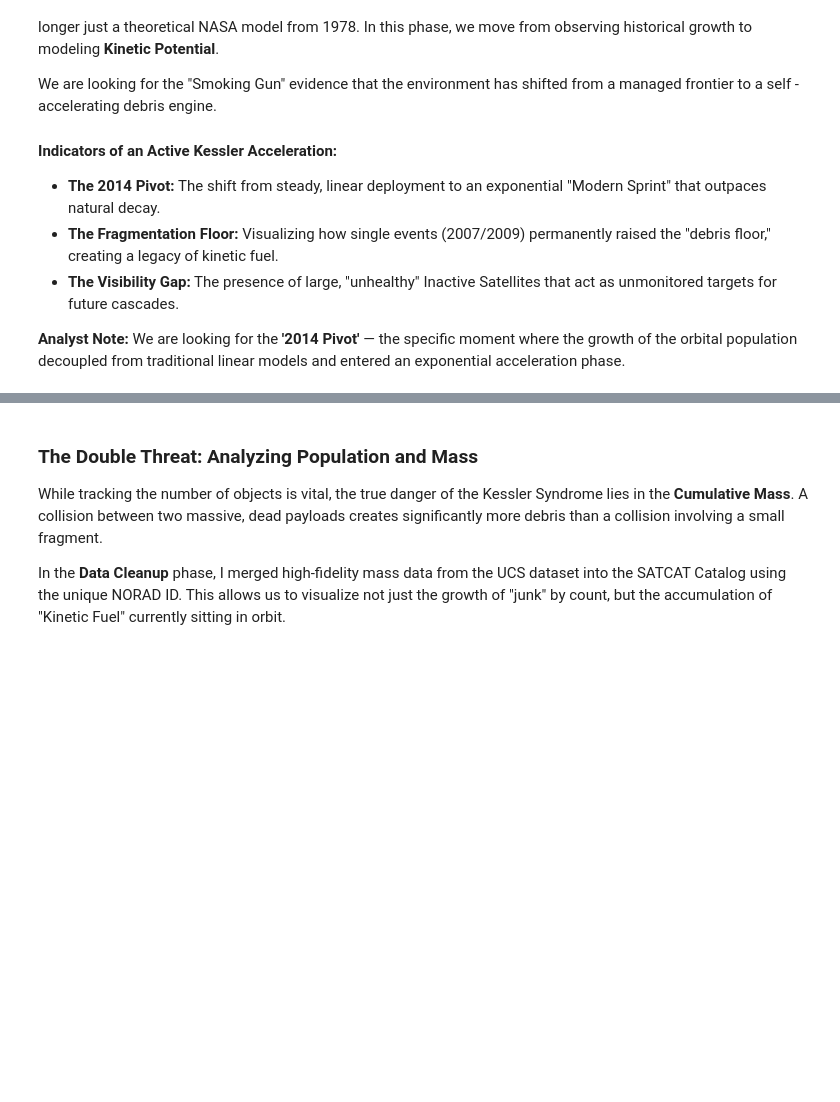
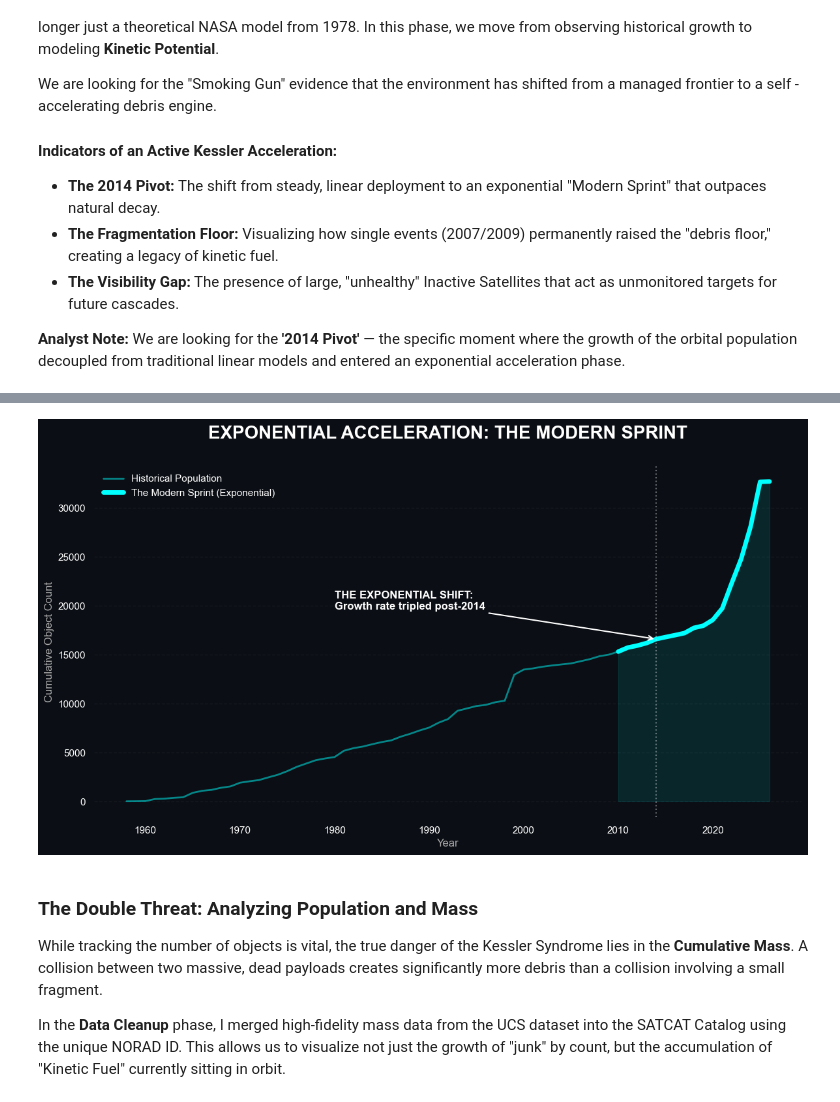
Before and after one commit to sithid/orbital-debris-assessment, a Jupyter notebook: notebooks/eda/satcat_eda.ipynb, the cells around one changed output, grey strips where cells are left out. Cells and saved outputs as stored; diff of their text form; code cells hidden in the pictures; blank space fills up the shorter version.

```diff
--- a/notebooks/eda/satcat_eda.ipynb
+++ b/notebooks/eda/satcat_eda.ipynb
@@ -300,3 +349,33 @@ We are looking for the "Smoking Gun" evidence that the environment has shifted f
+# %%
+# "Modern Sprint" (Post-2010)
+modern_era = pop_growth[pop_growth.index >= 2010]
+
+plt.style.use('dark_background')
+fig, ax = plt.subplots(figsize=(14, 7), facecolor='#0B0E14')
+ax.set_facecolor('#0B0E14')
+
+ax.plot(pop_growth.index, pop_growth.values, color='#00FFFF', linewidth=2, alpha=0.5, label='Historical Population')
+ax.plot(modern_era.index, modern_era.values, color='#00FFFF', linewidth=5, label='The Modern Sprint (Exponential)')
+
+# This fills the area under the curve to show the "volume" of new objects
+ax.fill_between(modern_era.index, modern_era.values, color='#00FFFF', alpha=0.1)
+
+plt.axvline(x=2014, color='white', linestyle=':', alpha=0.4)
+plt.annotate('THE EXPONENTIAL SHIFT:\nGrowth rate tripled post-2014',
+             xy=(2014, pop_growth.loc[2014]), xytext=(1980, pop_growth.max()*0.6),
+             arrowprops=dict(arrowstyle='->', color='white', lw=1.5),
+             color='white', fontsize=12, fontweight='bold')
+
+plt.title('EXPONENTIAL ACCELERATION: THE MODERN SPRINT', fontsize=20, fontweight='bold', pad=30)
+plt.ylabel('Cumulative Object Count', color='#AAAAAA')
+plt.xlabel('Year', color='#AAAAAA')
+
+plt.grid(axis='y', linestyle='--', alpha=0.05)
+sns.despine(left=True, bottom=True)
+plt.legend(frameon=False, loc='upper left')
+plt.show()
+# %% [output]
+[figure, added]
 # %% [markdown]
 ### **The Double Threat: Analyzing Population and Mass**
 
```
Also changed, not shown: parts of 4 cells of this notebook, 1 other file.
